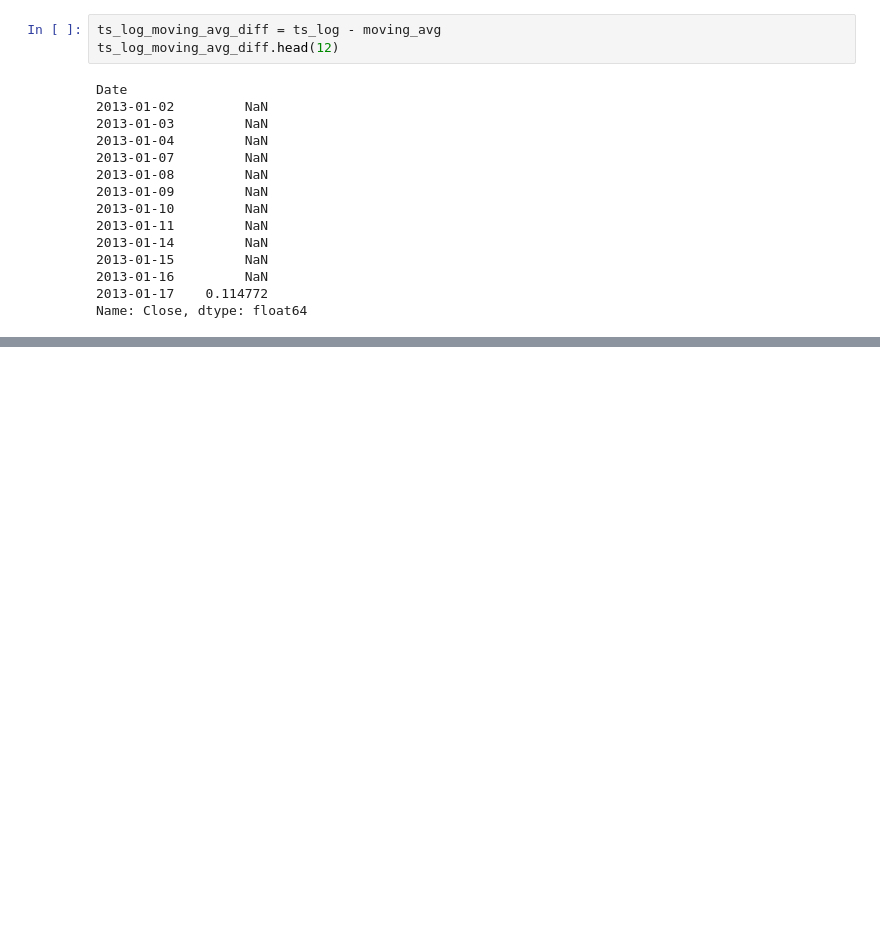
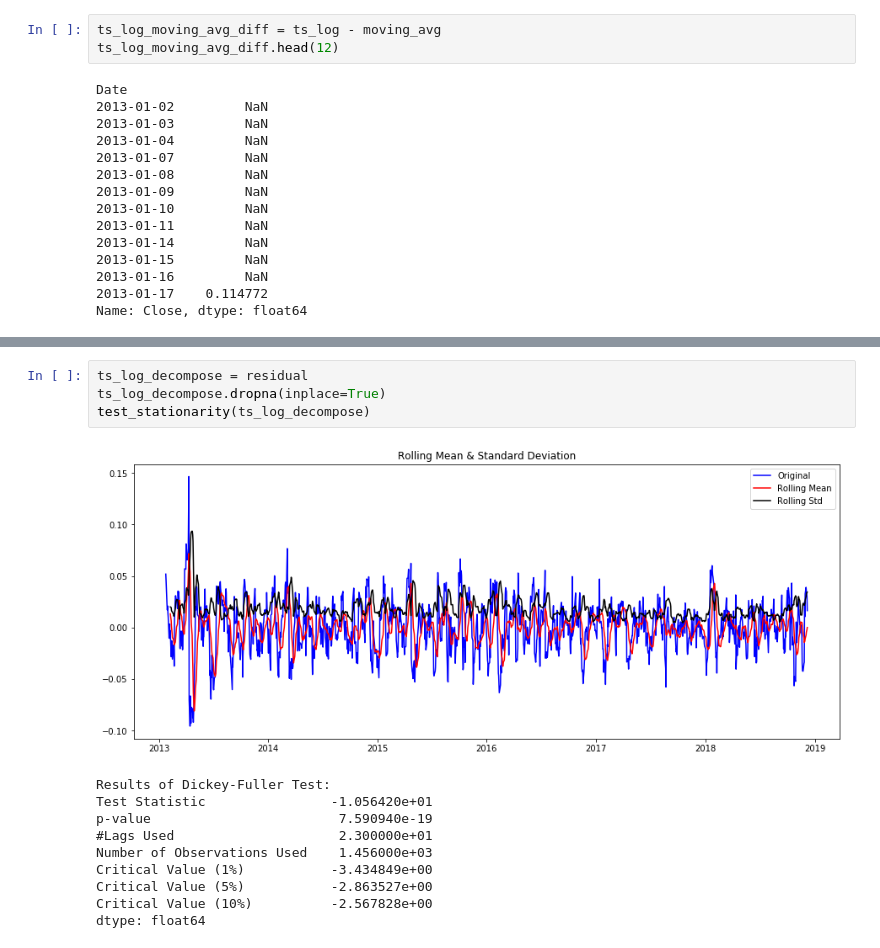
Before and after one commit to gopalkalpande/Practice-AI, a Jupyter notebook: time_series_forecast.ipynb, the cells around one changed output, grey strips where cells are left out. Drawn from its saved outputs; the diff is of its cells as text; blank space fills up the shorter version.

```diff
--- a/time_series_forecast.ipynb
+++ b/time_series_forecast.ipynb
@@ -253,0 +249,15 @@ plt.tight_layout()
+# %%
+ts_log_decompose = residual
+ts_log_decompose.dropna(inplace=True)
+test_stationarity(ts_log_decompose)
+# %% [output]
+[figure, added]
+Results of Dickey-Fuller Test:
+Test Statistic                -1.056420e+01
+p-value                        7.590940e-19
+#Lags Used                     2.300000e+01
+Number of Observations Used    1.456000e+03
+Critical Value (1%)           -3.434849e+00
+Critical Value (5%)           -2.863527e+00
+Critical Value (10%)          -2.567828e+00
+dtype: float64
```
Also changed, not shown: parts of 14 cells of this notebook.
